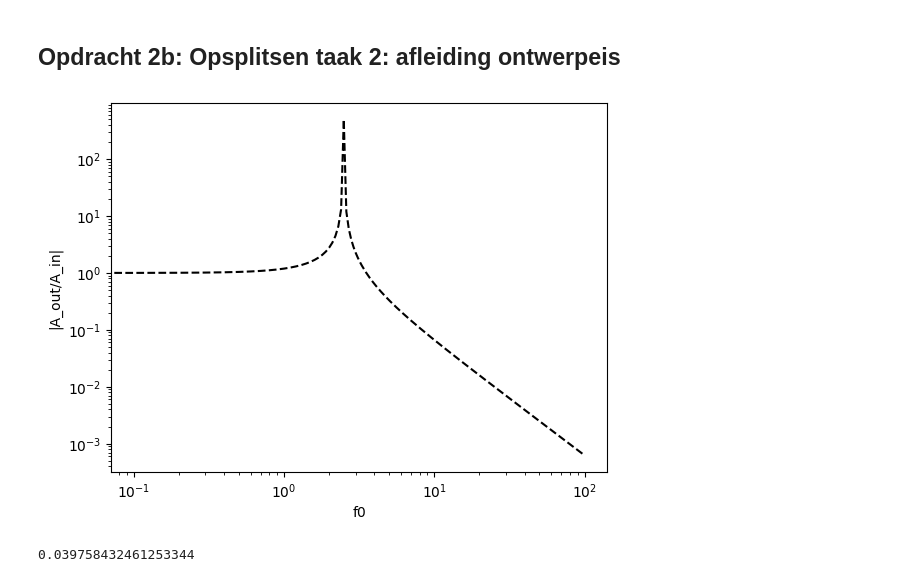
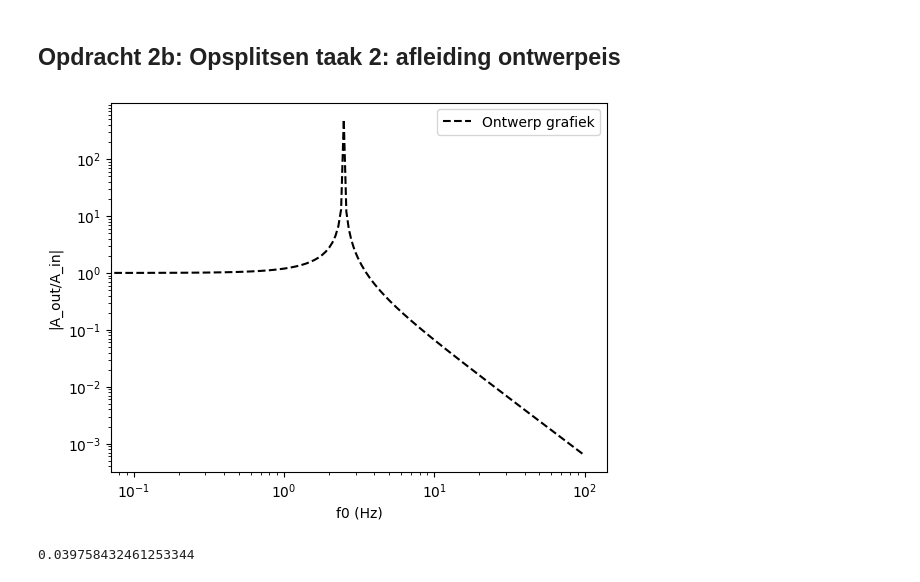
Before and after one commit to owesdorp/opdrachten-DEF-D, a Jupyter notebook: FysiekeOntwerpopdrachten/5MaakEenOpstellingTrillingsvrij/Ontwerpopdracht5MaakEenOpstellingTrillingsvrijInvulTemplate.ipynb, the cells around one changed output. Saved outputs shown, nothing was run; the diff lists cells and outputs as text; code cells hidden in the pictures.

```diff
--- a/FysiekeOntwerpopdrachten/5MaakEenOpstellingTrillingsvrij/Ontwerpopdracht5MaakEenOpstellingTrillingsvrijInvulTemplate.ipynb
+++ b/FysiekeOntwerpopdrachten/5MaakEenOpstellingTrillingsvrij/Ontwerpopdracht5MaakEenOpstellingTrillingsvrijInvulTemplate.ipynb
@@ -51,19 +51,20 @@ g = 9.81
 # %%
 # Voeg hier je plot in.
 def amp_ver(f, f0):
     return 1 / (1 - f**2/f0**2)
 
 f_test = np.linspace(0, 100, 1000)
 
 plt.figure()
-plt.plot(f_test, np.abs(amp_ver(f_test, f_0)), 'k--')
+plt.plot(f_test, np.abs(amp_ver(f_test, f_0)), 'k--', label='Ontwerp grafiek')
+plt.legend()
 plt.xscale('log')
 plt.yscale('log')
 plt.ylabel("|A_out/A_in|")
-plt.xlabel('f0')
+plt.xlabel('f0 (Hz)')
 plt.show()
 # %% [output]
-[figure, old version]
+[figure, new version]
 # %%
 # Bereken hier de minimale Delta-x waarbij je aan de eis van de opdracht voldoet.
 delta_x = g / (2*np.pi*f_0)**2
```
Also changed, not shown: parts of 7 cells of this notebook, 2 other files.
